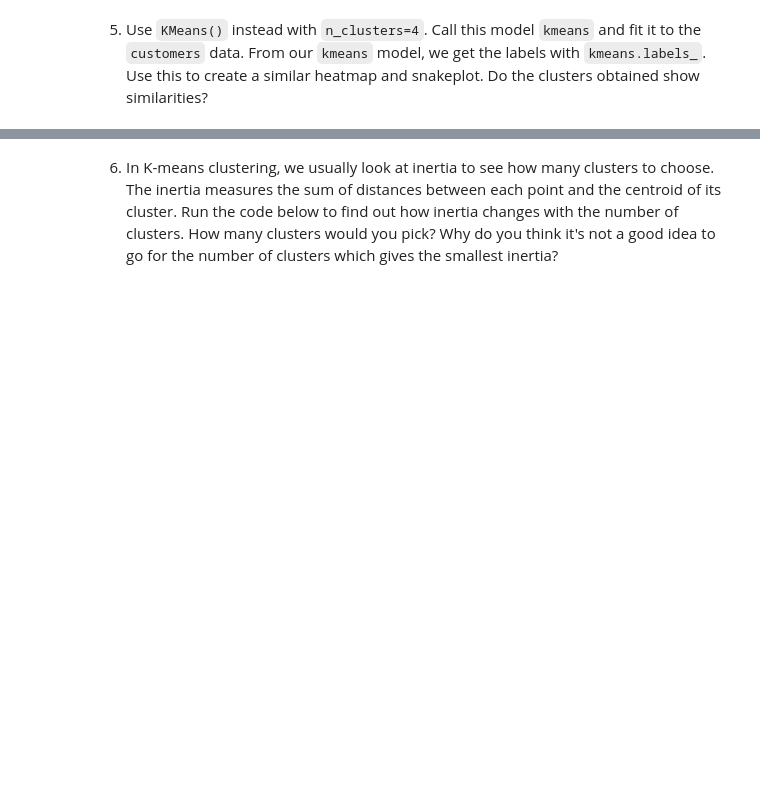
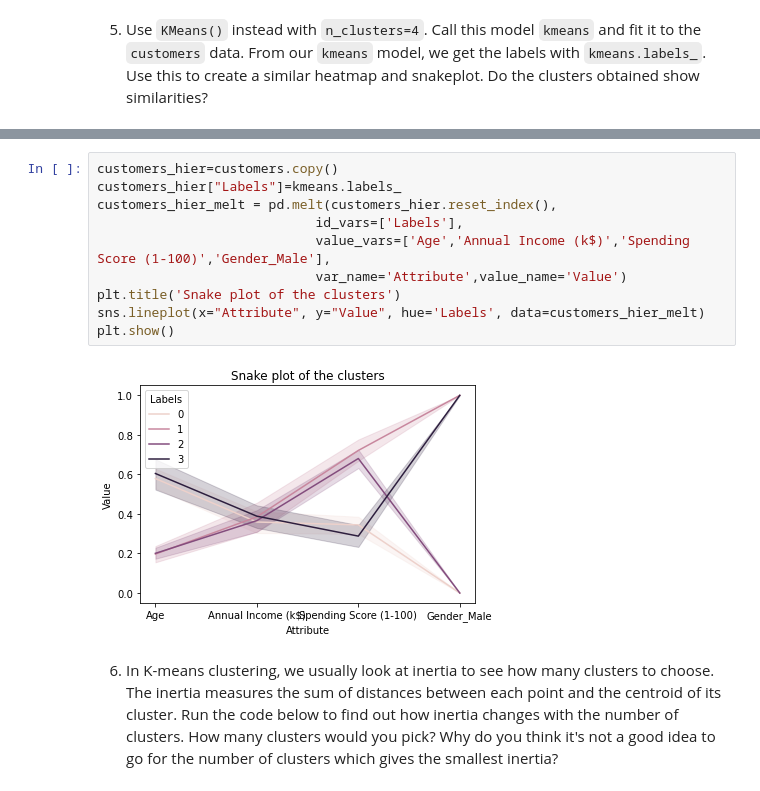
Before and after one commit to mattlim96/digi-tech-smm750, a Jupyter notebook: week09/DTVC_Week 9_Exercise notebook.ipynb, the cells around one changed output, grey strips where cells are left out. Drawn from its saved outputs; the diff is of its cells as text; blank space fills up the shorter version.

```diff
--- a/week09/DTVC_Week 9_Exercise notebook.ipynb
+++ b/week09/DTVC_Week 9_Exercise notebook.ipynb
@@ -69,3 +137,15 @@ From our `kmeans` model, we get the labels with `kmeans.labels_`. Use this to cr
+# %%
+customers_hier=customers.copy()
+customers_hier["Labels"]=kmeans.labels_
+customers_hier_melt = pd.melt(customers_hier.reset_index(),
+                            id_vars=['Labels'],
+                            value_vars=['Age','Annual Income (k$)','Spending Score (1-100)','Gender_Male'],
+                            var_name='Attribute',value_name='Value')
+plt.title('Snake plot of the clusters')
+sns.lineplot(x="Attribute", y="Value", hue='Labels', data=customers_hier_melt)
+plt.show()
+# %% [output]
+[figure, added]
 # %% [markdown]
 6. In K-means clustering, we usually look at inertia to see how many clusters to choose. The inertia measures the sum of distances between each point and the centroid of its cluster. Run the code below to find out how inertia changes with the number of clusters. How many clusters would you pick? Why do you think it's not a good idea to go for the number of clusters which gives the smallest inertia?
 # %%
```
Also changed, not shown: parts of 10 cells of this notebook, 13 other files.
